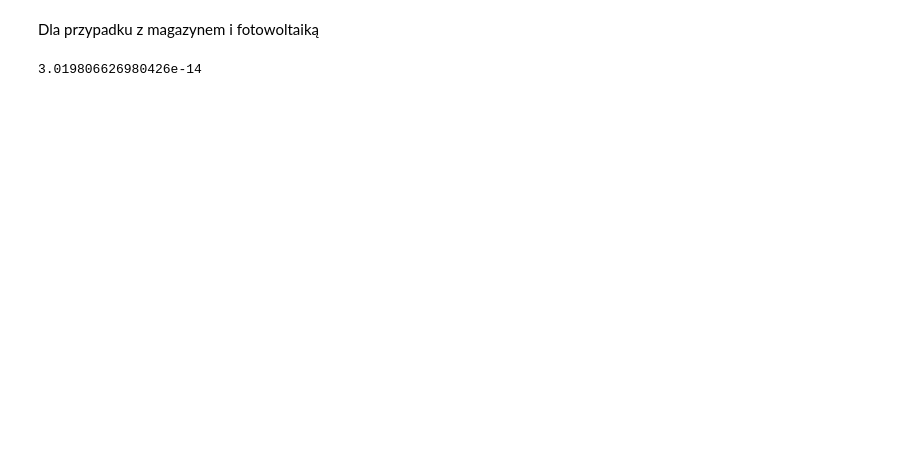
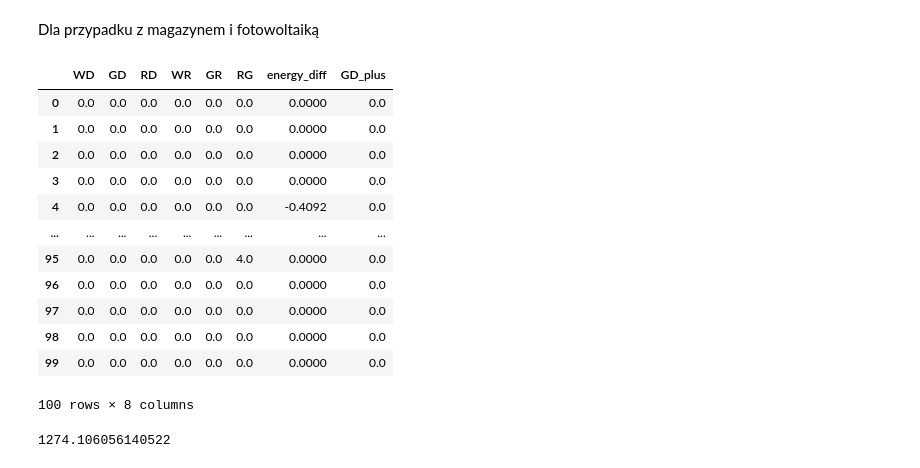
Before and after one commit to mlubneuskaya/energy, a Jupyter notebook: energy.ipynb, the cells around one changed output. Saved outputs shown, nothing was run; the diff lists cells and outputs as text; code cells hidden in the pictures; blank space fills up the shorter version.

```diff
--- a/energy.ipynb
+++ b/energy.ipynb
@@ -240,4 +254,27 @@ expenses_photo = xs_step_demand.dot(phi).sum()
-# %%
-expenses_photo
-# %% [output]
-3.019806626980426e-14
+# %%
+energy_test = ghi[ghi.period_end >= test_date].energy.reset_index(drop=True)
+# %%
+xs_step_demand['energy_diff'] = -40 * energy_test + (xs_step_demand.WD + xs_step_demand.WR)
+xs_step_demand['GD_plus'] = xs_step_demand.GD + xs_step_demand.energy_diff
+xs_step_demand.loc[xs_step_demand.GD_plus < 0, 'GD_plus'] = 0
+# %%
+xs_step_demand.head(100)
+# %% [output]
+|  | WD | GD | RD | WR | GR | RG | energy_diff | GD_plus |
+| 0 | 0.0 | 0.0 | 0.0 | 0.0 | 0.0 | 0.0 | 0.0000 | 0.0 |
+| 1 | 0.0 | 0.0 | 0.0 | 0.0 | 0.0 | 0.0 | 0.0000 | 0.0 |
+| 2 | 0.0 | 0.0 | 0.0 | 0.0 | 0.0 | 0.0 | 0.0000 | 0.0 |
+| 3 | 0.0 | 0.0 | 0.0 | 0.0 | 0.0 | 0.0 | 0.0000 | 0.0 |
+| 4 | 0.0 | 0.0 | 0.0 | 0.0 | 0.0 | 0.0 | -0.4092 | 0.0 |
+| ... | ... | ... | ... | ... | ... | ... | ... | ... |
+| 95 | 0.0 | 0.0 | 0.0 | 0.0 | 0.0 | 4.0 | 0.0000 | 0.0 |
+| 96 | 0.0 | 0.0 | 0.0 | 0.0 | 0.0 | 0.0 | 0.0000 | 0.0 |
+| 97 | 0.0 | 0.0 | 0.0 | 0.0 | 0.0 | 0.0 | 0.0000 | 0.0 |
+| 98 | 0.0 | 0.0 | 0.0 | 0.0 | 0.0 | 0.0 | 0.0000 | 0.0 |
+| 99 | 0.0 | 0.0 | 0.0 | 0.0 | 0.0 | 0.0 | 0.0000 | 0.0 |
+100 rows × 8 columns
+# %%
+xs_step_demand[['WD', 'GD_plus', 'RD', 'WR', 'GR', 'RG']].\
+    mul(prices[prices.dt >= test_date].RCE.reset_index(drop=True), axis=0).dot(phi_expenses).sum()
+# %% [output]
+1274.106056140522
```
Also changed, not shown: parts of 10 cells of this notebook.
